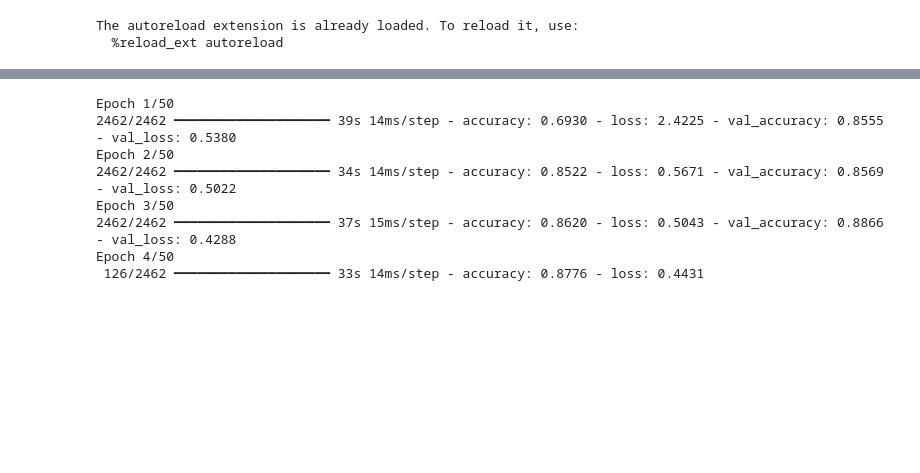
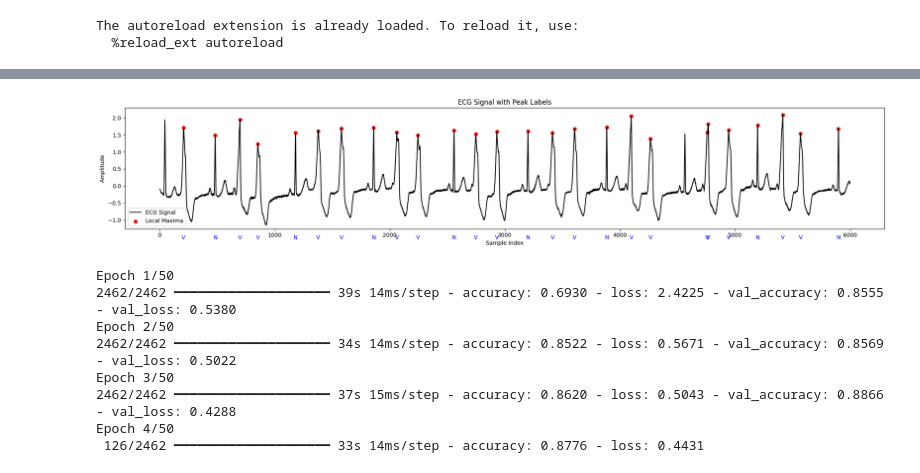
Before and after one commit to yunseo23/ecg-arrhythmia-detection, a Jupyter notebook: main.ipynb, the cells around one changed output, grey strips where cells are left out. Saved outputs shown, nothing was run; the diff lists cells and outputs as text; code cells hidden in the pictures; blank space fills up the shorter version.

```diff
--- a/main.ipynb
+++ b/main.ipynb
@@ -139,3 +109,32 @@ plt.legend()
+# %%
+fig, ax = plt.subplots(figsize=(20, 4))
+sample_indices = np.arange(len(sig))
+
+# 기본 ECG 파형 그리기
+ax.plot(sample_indices, sig, label="ECG Signal", color="black")
+# R-peak 지점 표시
+ax.scatter(adj_rpeaks, sig[adj_rpeaks], color="red", label="Local Maxima", marker="o")
+
+# R-peak마다 라벨 달기
+for rp, label in zip(adj_rpeaks, labels):
+    ax.text(rp, -0.05, label,
+            transform=ax.get_xaxis_transform(),  # x는 데이터 좌표, y는 축 좌표
+            ha='center',
+            va='top',
+            color='blue')
+
+ax.set_title("ECG Signal with Peak Labels")
+ax.set_xlabel("Sample Index")
+ax.set_ylabel("Amplitude")
+ax.legend()
+
+# 아래쪽 여백이 잘리지 않도록 y범위 조정
+ax.set_ylim(min(sig)*1.1, max(sig)*1.1)
+
+plt.tight_layout()
+plt.show()
+# %% [output]
+[figure, added]
 # %%
 # record 기준 data split
 # combine x1, x2 for split
```
Also changed, not shown: parts of 2 cells of this notebook, 1 other file.
